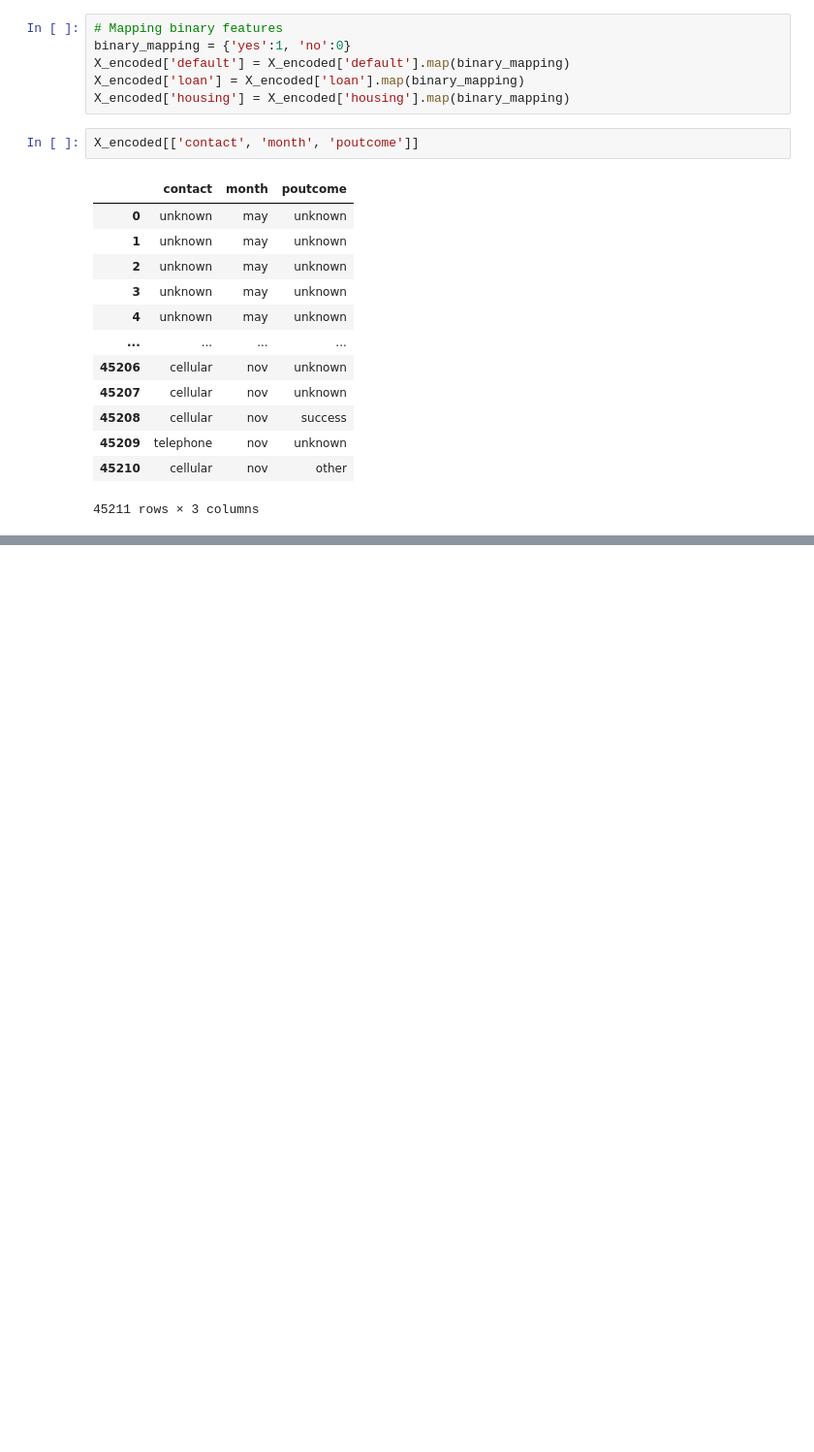
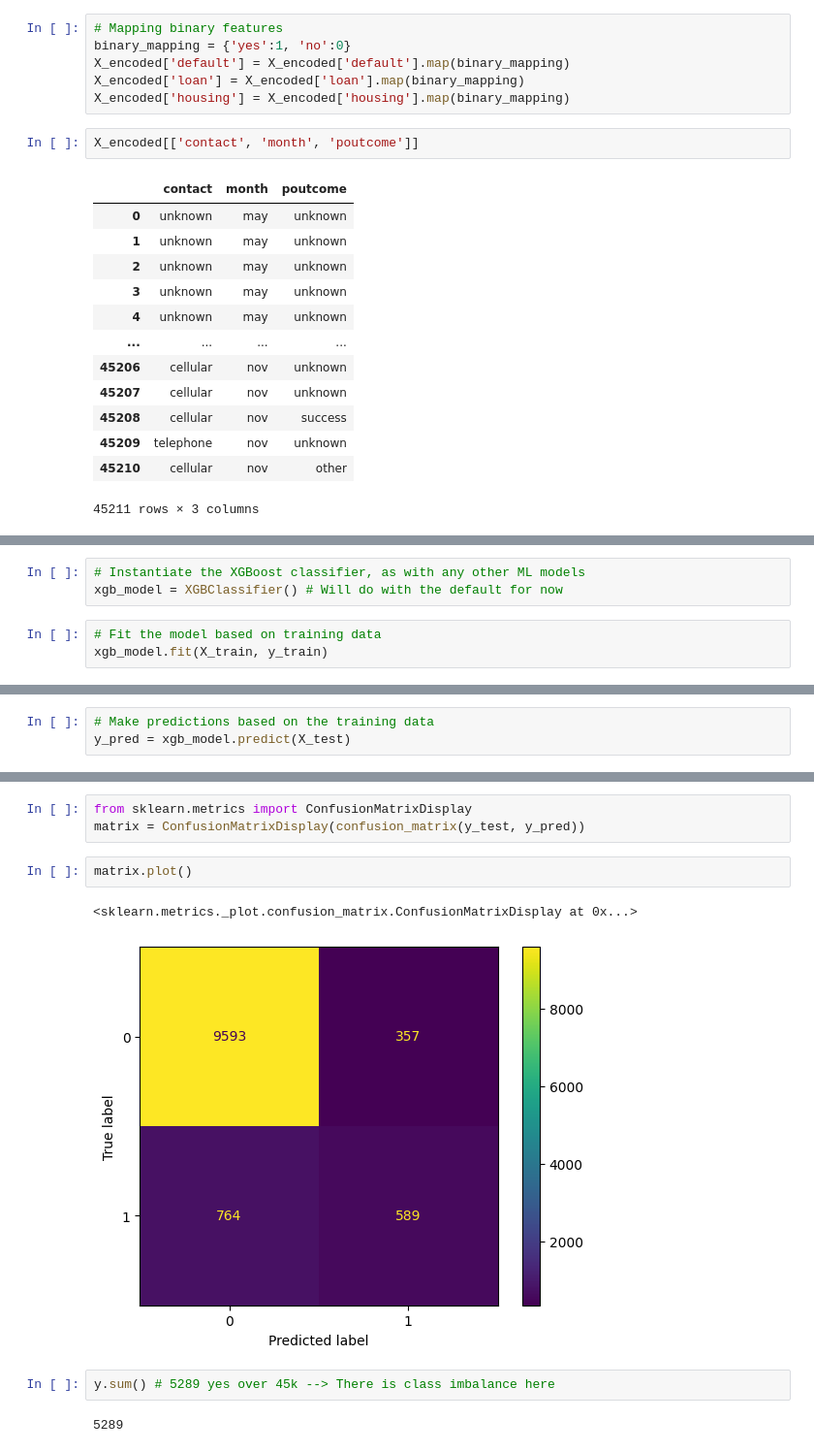
Before and after one commit to nkt1850/Bank_Marketing, a Jupyter notebook: bank (original dataset)/bank_marketing_prediction.ipynb, the cells around one changed output, grey strips where cells are left out. Shown at 97% size. Drawn from its saved outputs; the diff is of its cells as text; blank space fills up the shorter version.

Commit message:
Update predictions
Finalize 1st iteration of the model (low recall)

```diff
--- a/bank (original dataset)/bank_marketing_prediction.ipynb
+++ b/bank (original dataset)/bank_marketing_prediction.ipynb
@@ -124,0 +186,6 @@ X_train, X_test, y_train, y_test = train_test_split(X,y ,
+# %%
+# Instantiate the XGBoost classifier, as with any other ML models
+xgb_model = XGBClassifier() # Will do with the default for now
+# %%
+# Fit the model based on training data
+xgb_model.fit(X_train, y_train)
@@ -124,0 +204,3 @@ X_train, X_test, y_train, y_test = train_test_split(X,y ,
+# %%
+# Make predictions based on the training data
+y_pred = xgb_model.predict(X_test)
@@ -124,0 +234,12 @@ X_train, X_test, y_train, y_test = train_test_split(X,y ,
+# %%
+from sklearn.metrics import ConfusionMatrixDisplay
+matrix = ConfusionMatrixDisplay(confusion_matrix(y_test, y_pred))
+# %%
+matrix.plot()
+# %% [output]
+<sklearn.metrics._plot.confusion_matrix.ConfusionMatrixDisplay at 0x...>
+[figure, added]
+# %%
+y.sum() # 5289 yes over 45k --> There is class imbalance here
+# %% [output]
+5289
```
Also changed, not shown: parts of 13 cells of this notebook.
